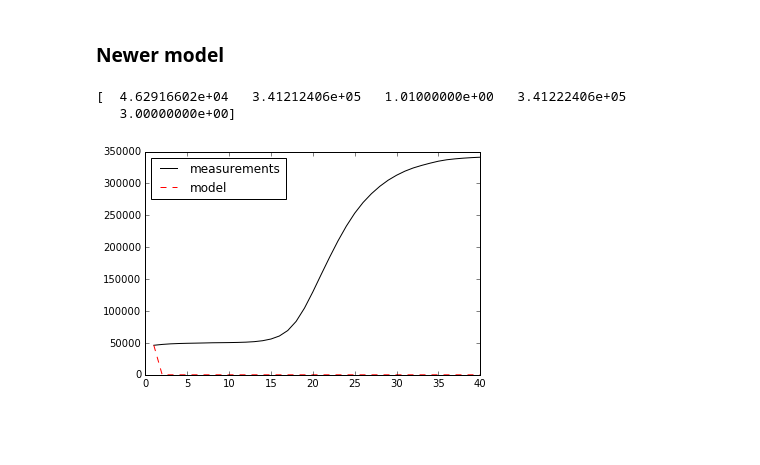
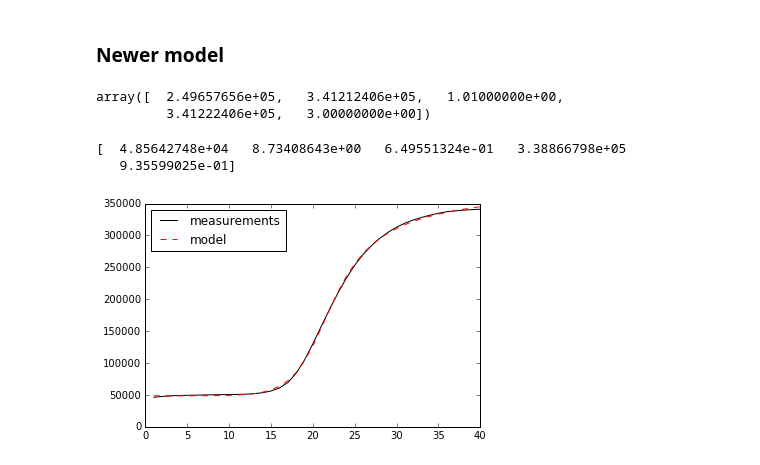
Before and after one commit to TruePCR/TruePCR, a Jupyter notebook: notebook/qPRC.ipynb, the cells around one changed output. Saved outputs shown, nothing was run; the diff lists cells and outputs as text; code cells hidden in the pictures; blank space fills up the shorter version.

```diff
--- a/notebook/qPRC.ipynb
+++ b/notebook/qPRC.ipynb
@@ -201,20 +220,48 @@ import sys
 qprc_path = os.path.abspath(os.path.join('..'))
 if qprc_path not in sys.path:
     sys.path.append(qprc_path)
-# %%
-from qPRC.lib.fitter import f
-
-fitted_params = curve_fit(f, times, concentrations, p0=variables)
-params = fitted_params[0]
-print(params)
-
-fitted_vals = f(times, *params)
-
-plot(times, concentrations, 'k-', label='measurements')
-plot(times, fitted_vals, 'r--', label='model')
-legend(loc='upper left')
-show()
-# %% [output]
-[  4.62916602e+04   3.41212406e+05   1.01000000e+00   3.41222406e+05
-   3.00000000e+00]
-[figure, removed]
+# %%
+variables
+# %% [output]
+array([  2.49657656e+05,   3.41212406e+05,   1.01000000e+00,
+         3.41222406e+05,   3.00000000e+00])
+# %%
+from qPRC.lib.fitter import f
+
+# def f(meas, offset, n0, gama, nn, alfa):
+#     meas_calc = np.zeros(len(meas))
+#     for i in meas:
+#         num = np.zeros(i)
+#         prim = np.zeros(i)
+#         if n0 < 0 or nn < 0:
+#             return np.repeat(1e10, len(meas))
+#         num[0] = n0
+#         summ = n0
+#         prim[0] = nn
+#         for idx in range(1, i):
+#             num[idx] = num[idx - 1] * (
+#                 1.0 + gama / (1.0 + alfa * (summ / prim[idx - 1]))
+#             )
+#             summ = summ + num[idx]
+#             prim[idx] = prim[idx - 1] - (num[idx] - num[idx - 1])
+
+#         meas_calc[i - 1] = num[-1] + offset
+#     return meas_calc
+
+# obtained by randomly tweaking the output params and passing them into the curve_fit again
+good_variables = [1.76050783e+05, 5.78e+02, +1.13766225e+00, 7.42308865e+05, 8.11068606e+00]
+times = list(range(1, len(concentrations) + 1))
+fitted_params = curve_fit(f, times, concentrations, p0=good_variables)
+params = fitted_params[0]
+print(params)
+
+fitted_vals = f(times, *params)
+
+plot(times, concentrations, 'k-', label='measurements')
+plot(times, fitted_vals, 'r--', label='model')
+legend(loc='upper left')
+show()
+# %% [output]
+[  4.85642748e+04   8.73408643e+00   6.49551324e-01   3.38866798e+05
+   9.35599025e-01]
+[figure, added]
```
Also changed, not shown: parts of 5 cells of this notebook.
